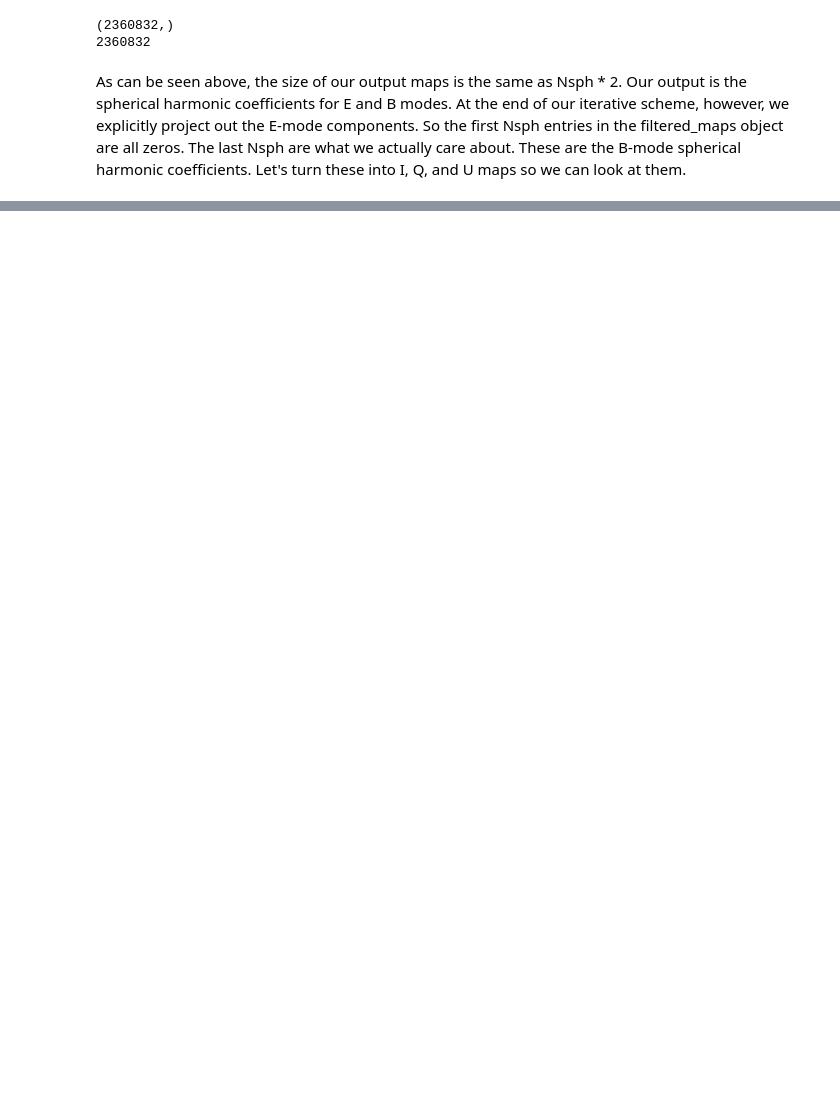
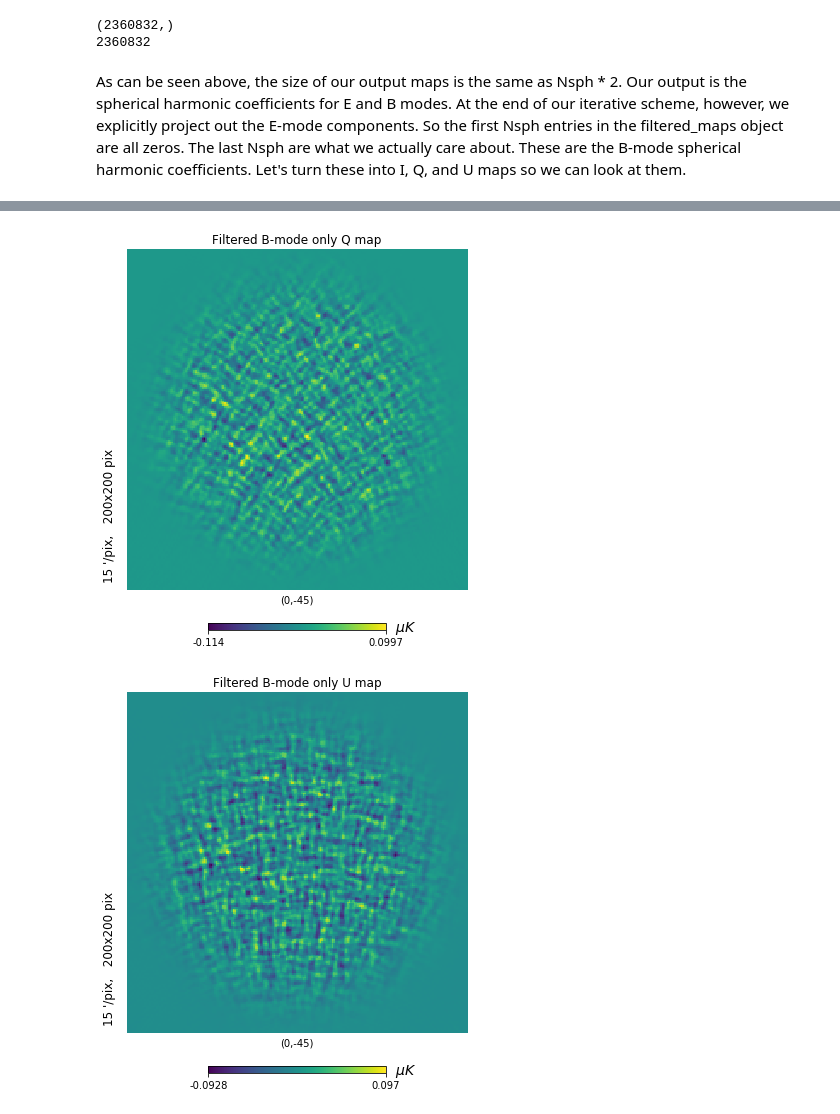
Before and after one commit to michaelray1/messenger_method, a Jupyter notebook: Mod_mess Demonstration.ipynb, the cells around one changed output, grey strips where cells are left out. Saved outputs shown, nothing was run; the diff lists cells and outputs as text; code cells hidden in the pictures; blank space fills up the shorter version.

Commit message:
Further progress on showing an example using E-mode only input maps

```diff
--- a/Mod_mess Demonstration.ipynb
+++ b/Mod_mess Demonstration.ipynb
@@ -162,0 +178,6 @@ NameError: name 'out_balms' is not defined
+# %%
+hp.gnomview(filtered_bmaps[1,:], title='Filtered B-mode only Q map', unit = '$\mu K$', reso=15, rot=(0, -45))
+hp.gnomview(filtered_bmaps[2,:], title='Filtered B-mode only U map', unit = '$\mu K$', reso=15, rot=(0, -45))
+# %% [output]
+[figure, added]
+[figure, added]
```
Also changed, not shown: parts of 15 cells of this notebook.
